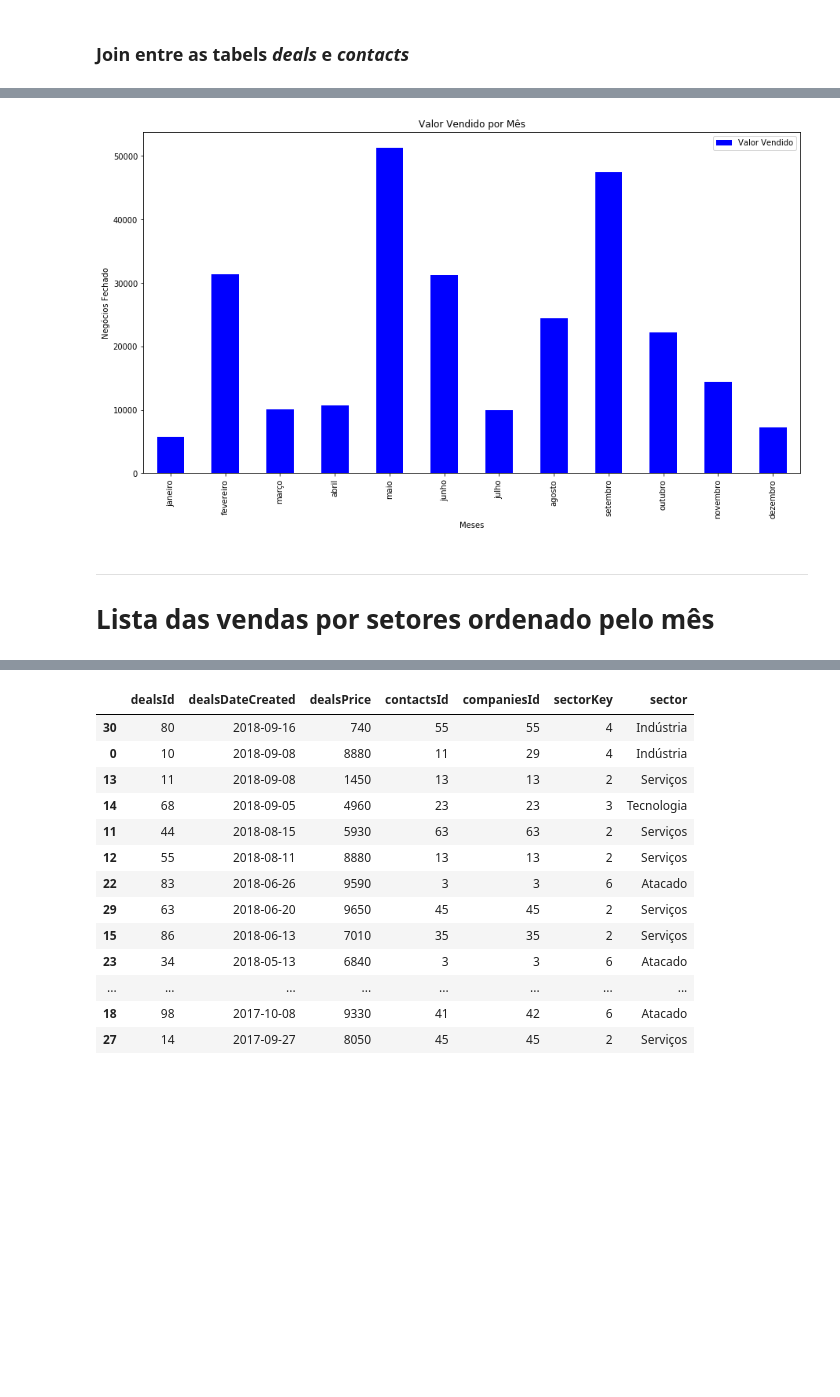
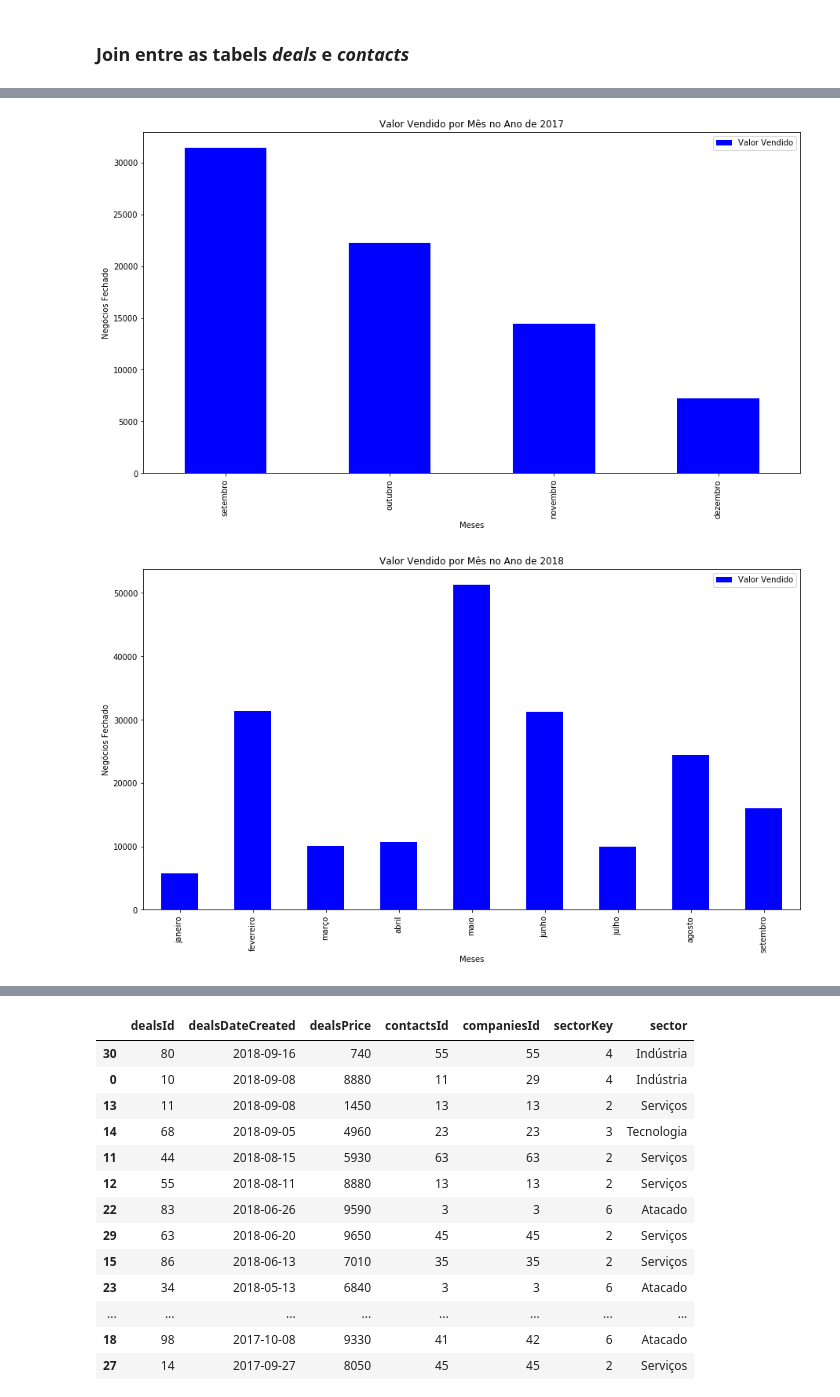
Before and after one commit to brunocampos01/data-engineering, a Jupyter notebook: indicium/DESAFIO ESTÁGIO DATA ENGINEERING.ipynb, the cells around one changed output, grey strips where cells are left out. Drawn from its saved outputs; the diff is of its cells as text; code cells hidden in the pictures; blank space fills up the shorter version.

```diff
--- a/indicium/DESAFIO ESTÁGIO DATA ENGINEERING.ipynb
+++ b/indicium/DESAFIO ESTÁGIO DATA ENGINEERING.ipynb
@@ -240,24 +241,24 @@ plt.show()
 # %%
-# organização dos dados - valor total vendido por mês
-extrai_mes = pd.DatetimeIndex(deals['dealsDateCreated']).month
-n_vendas_mes = deals.groupby(extrai_mes)['dealsPrice'].sum()
+# organização dos dados: valor total vendido por mês a partir do ano
+# percorre ano
+for ano in range(2017,2019):
+    #print(ano)
+    query_year = deals[(deals['dealsDateCreated'].dt.year==ano)]
+    extrai_mes = pd.DatetimeIndex(query_year['dealsDateCreated']).month
+    n_vendas_mes = query_year.groupby(extrai_mes)['dealsPrice'].sum()
 
-# para renomear as colunas do gráfico sera necessário renomear os índices do df n_vendas_mes
-n_vendas_mes = n_vendas_mes.rename(index={1:"janeiro", 2:"fevereiro", 3:"março", 4:"abril",
-        5:"maio", 6:"junho", 7:"julho", 8:"agosto", 9:"setembro", 10:"outubro", 11:"novembro", 12:"dezembro"})
+    # para renomear as colunas do gráfico sera necessário renomear os índices do pandas series n_vendas_mes
+    n_vendas_mes = n_vendas_mes.rename(index={1:"janeiro", 2:"fevereiro", 3:"março", 4:"abril",
+            5:"maio", 6:"junho", 7:"julho", 8:"agosto", 9:"setembro", 10:"outubro", 11:"novembro", 12:"dezembro"})
+
+    # visualização do gráfico
+    n_vendas_mes_grafico = n_vendas_mes.plot(kind='bar', color='blue', label='Valor Vendido')
+    plt.xlabel('Meses')
+    plt.ylabel('Negócios Fechado')
+    plt.title(f"Valor Vendido por Mês no Ano de {ano}")
+    plt.legend(loc="upper right")
+    plt.legend()
+    plt.show()
+# %% [output]
+[figure, added]
+[figure, added]
-# %%
-# visualização do gráfico
-n_vendas_mes_grafico = n_vendas_mes.plot(kind='bar', color='blue', label='Valor Vendido')
-
-plt.xlabel('Meses')
-plt.ylabel('Negócios Fechado')
-plt.title("Valor Vendido por Mês")
-plt.legend(loc="upper right")
-plt.legend()
-plt.show()
-# %% [output]
-[figure, removed]
-# %% [markdown]
----
-
-# Lista das vendas por setores ordenado pelo mês
```
Also changed, not shown: parts of 15 cells of this notebook, 2 other files.
